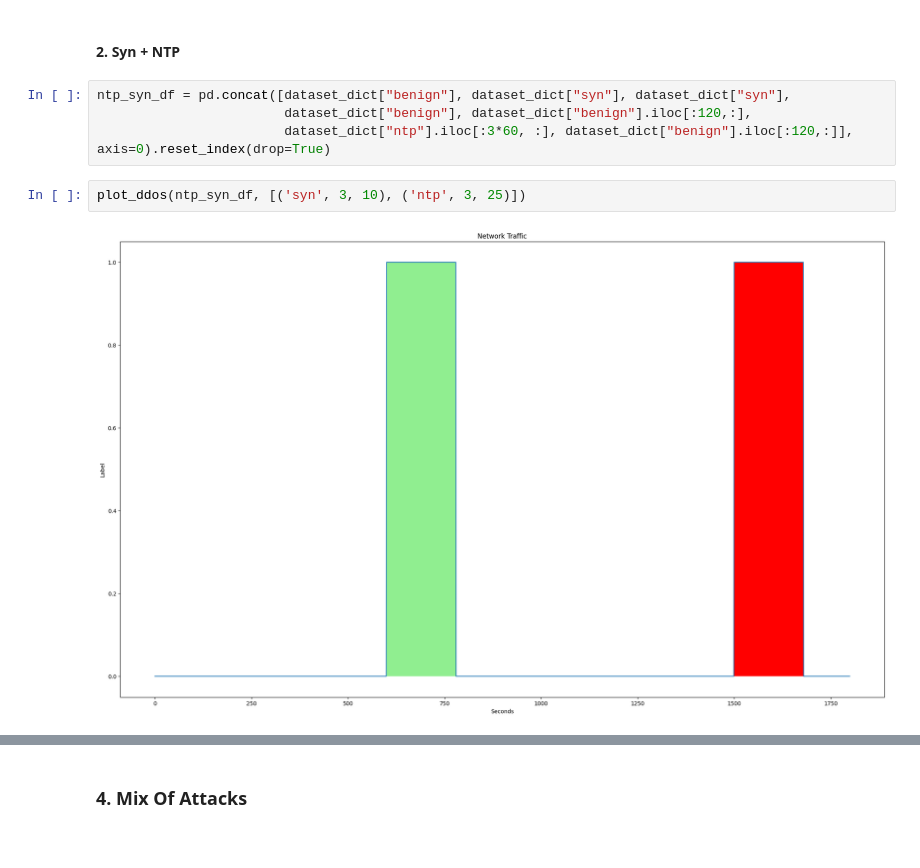
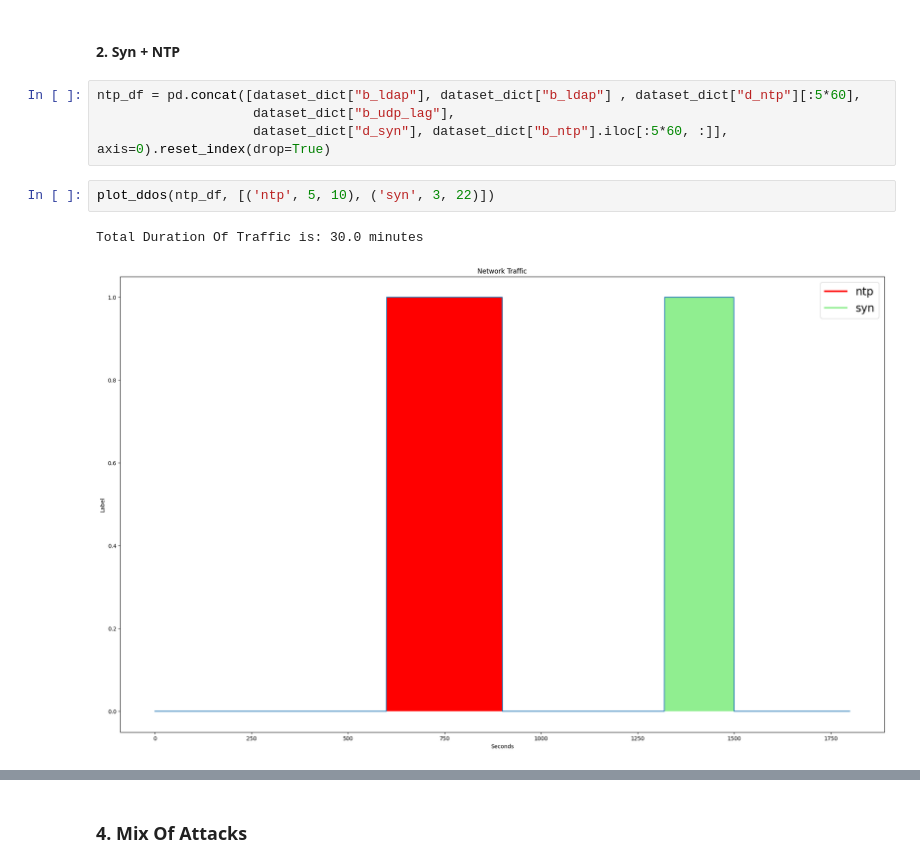
Before and after one commit to batuhanduyuler01/matrix_profile_ddos, a Jupyter notebook: tez_ilerleme_notebook.ipynb, the cells around one changed output, grey strips where cells are left out. Drawn from its saved outputs; the diff is of its cells as text.

```diff
--- a/tez_ilerleme_notebook.ipynb
+++ b/tez_ilerleme_notebook.ipynb
@@ -148,10 +195,11 @@ display(isolated_mp_syn.creport)
 # %% [markdown]
 #### 2. Syn + NTP
 # %%
-ntp_syn_df = pd.concat([dataset_dict["benign"], dataset_dict["syn"], dataset_dict["syn"],
-                        dataset_dict["benign"], dataset_dict["benign"].iloc[:120,:],
-                        dataset_dict["ntp"].iloc[:3*60, :], dataset_dict["benign"].iloc[:120,:]], axis=0).reset_index(drop=True)
+ntp_df = pd.concat([dataset_dict["b_ldap"], dataset_dict["b_ldap"] , dataset_dict["d_ntp"][:5*60],
+                    dataset_dict["b_udp_lag"],
+                    dataset_dict["d_syn"], dataset_dict["b_ntp"].iloc[:5*60, :]], axis=0).reset_index(drop=True)
-# %%
-plot_ddos(ntp_syn_df, [('syn', 3, 10), ('ntp', 3, 25)])
-# %% [output]
-[figure, removed]
+# %%
+plot_ddos(ntp_df, [('ntp', 5, 10), ('syn', 3, 22)])
+# %% [output]
+Total Duration Of Traffic is: 30.0 minutes
+[figure, added]
```
Also changed, not shown: parts of 48 cells of this notebook, 17 other files.
